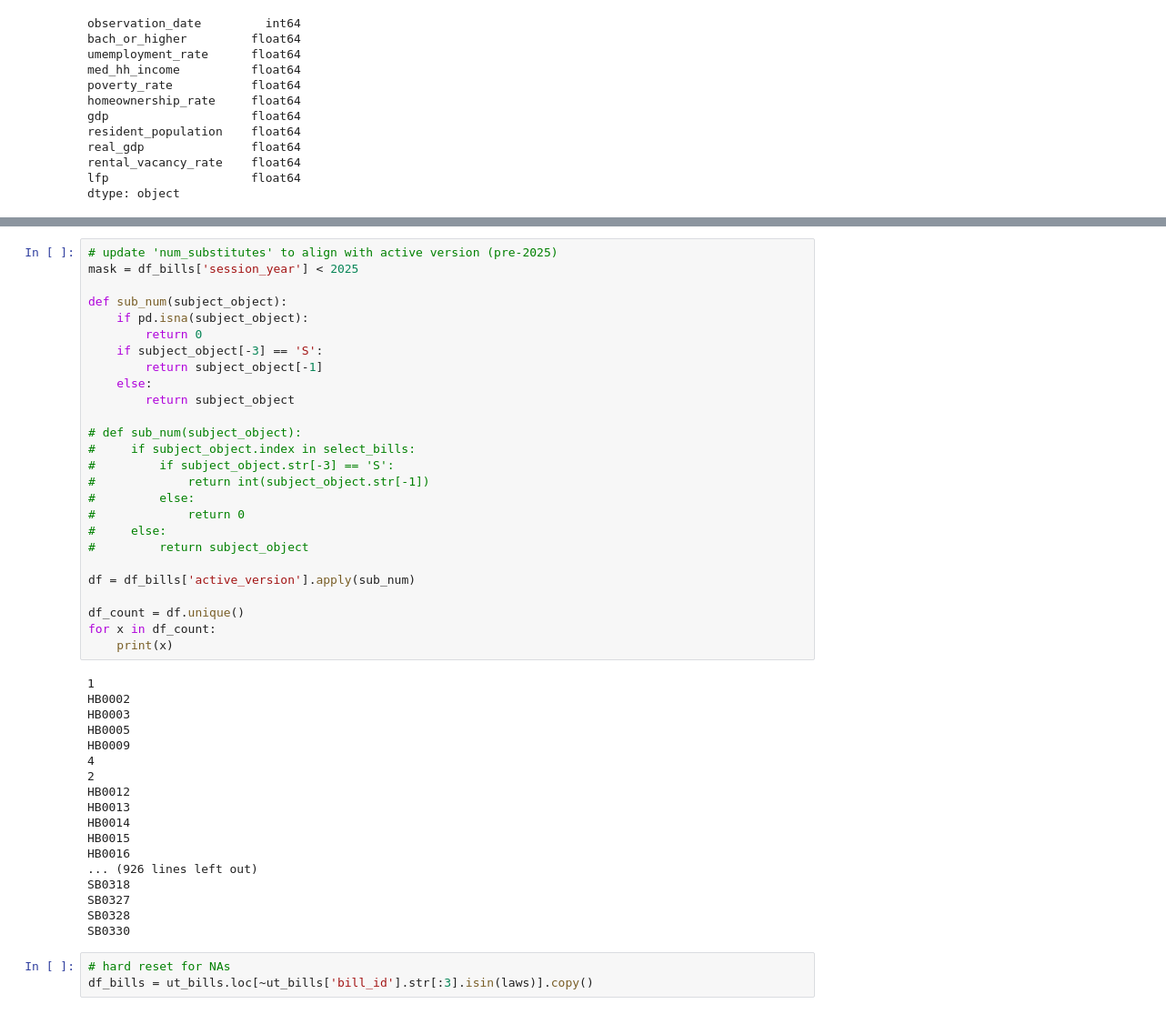
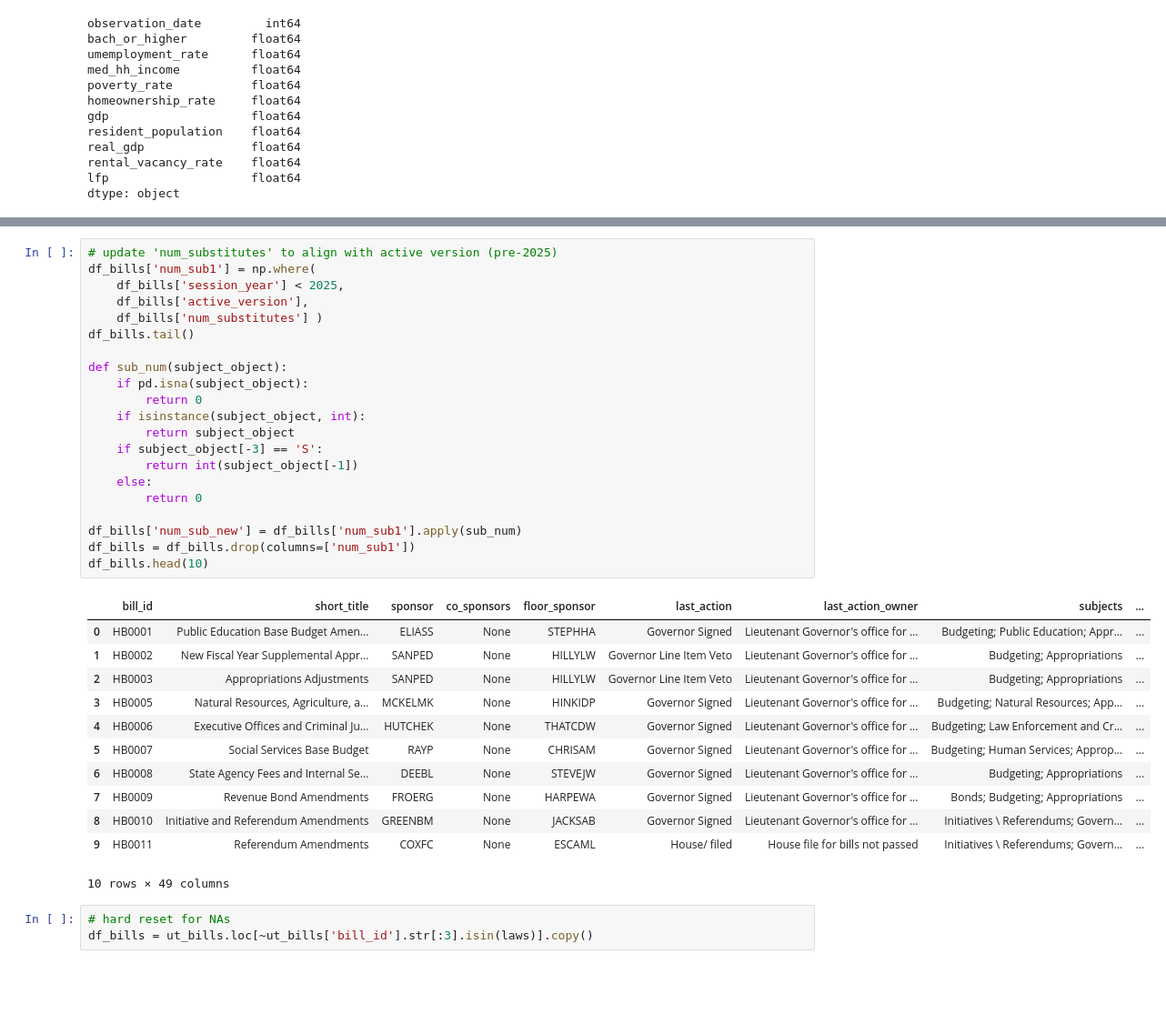
Before and after one commit to gabriellag25/datascience-project, a Jupyter notebook: first_milestone.ipynb, the cells around one changed output, grey strips where cells are left out. Shown at 91% size. Drawn from its saved outputs; the diff is of its cells as text; blank space fills up the shorter version.

```diff
--- a/first_milestone.ipynb
+++ b/first_milestone.ipynb
@@ -982,47 +992,37 @@ df_bills.head()
 # %%
 # update 'num_substitutes' to align with active version (pre-2025)
-mask = df_bills['session_year'] < 2025
+df_bills['num_sub1'] = np.where(
+    df_bills['session_year'] < 2025,
+    df_bills['active_version'],
+    df_bills['num_substitutes'] )
+df_bills.tail()
 
 def sub_num(subject_object):
     if pd.isna(subject_object):
         return 0
+    if isinstance(subject_object, int):
+        return subject_object
     if subject_object[-3] == 'S':
-        return subject_object[-1]
+        return int(subject_object[-1])
     else:
-        return subject_object
+        return 0
 
-# def sub_num(subject_object):
-#     if subject_object.index in select_bills:
-#         if subject_object.str[-3] == 'S':
-#             return int(subject_object.str[-1])
-#         else:
-#             return 0
-#     else:
-#         return subject_object
-
-df = df_bills['active_version'].apply(sub_num)
-
-df_count = df.unique()
-for x in df_count:
-    print(x)
+df_bills['num_sub_new'] = df_bills['num_sub1'].apply(sub_num)
+df_bills = df_bills.drop(columns=['num_sub1'])
+df_bills.head(10)
 # %% [output]
+|  | bill_id | short_title | sponsor | co_sponsors | floor_sponsor | last_action | last_action_owner | subjects | ... |
+| 0 | HB0001 | Public Education Base Budget Amen... | ELIASS | None | STEPHHA | Governor Signed | Lieutenant Governor's office for ... | Budgeting; Public Education; Appr... | ... |
+| 1 | HB0002 | New Fiscal Year Supplemental Appr... | SANPED | None | HILLYLW | Governor Line Item Veto | Lieutenant Governor's office for ... | Budgeting; Appropriations | ... |
+| 2 | HB0003 | Appropriations Adjustments | SANPED | None | HILLYLW | Governor Line Item Veto | Lieutenant Governor's office for ... | Budgeting; Appropriations | ... |
+| 3 | HB0005 | Natural Resources, Agriculture, a... | MCKELMK | None | HINKIDP | Governor Signed | Lieutenant Governor's office for ... | Budgeting; Natural Resources; App... | ... |
+| 4 | HB0006 | Executive Offices and Criminal Ju... | HUTCHEK | None | THATCDW | Governor Signed | Lieutenant Governor's office for ... | Budgeting; Law Enforcement and Cr... | ... |
+| 5 | HB0007 | Social Services Base Budget | RAYP | None | CHRISAM | Governor Signed | Lieutenant Governor's office for ... | Budgeting; Human Services; Approp... | ... |
+| 6 | HB0008 | State Agency Fees and Internal Se... | DEEBL | None | STEVEJW | Governor Signed | Lieutenant Governor's office for ... | Budgeting; Appropriations | ... |
+| 7 | HB0009 | Revenue Bond Amendments | FROERG | None | HARPEWA | Governor Signed | Lieutenant Governor's office for ... | Bonds; Budgeting; Appropriations | ... |
+| 8 | HB0010 | Initiative and Referendum Amendments | GREENBM | None | JACKSAB | Governor Signed | Lieutenant Governor's office for ... | Initiatives \ Referendums; Govern... | ... |
+| 9 | HB0011 | Referendum Amendments | COXFC | None | ESCAML | House/ filed | House file for bills not passed | Initiatives \ Referendums; Govern... | ... |
-1
-HB0002
-HB0003
-HB0005
-HB0009
-4
-2
-HB0012
-HB0013
-HB0014
-HB0015
-HB0016
-... (926 lines left out)
-SB0318
-SB0327
-SB0328
-SB0330
+10 rows × 49 columns
 # %%
 # hard reset for NAs
 df_bills = ut_bills.loc[~ut_bills['bill_id'].str[:3].isin(laws)].copy()
```
Also changed, not shown: parts of 1 cell of this notebook.
